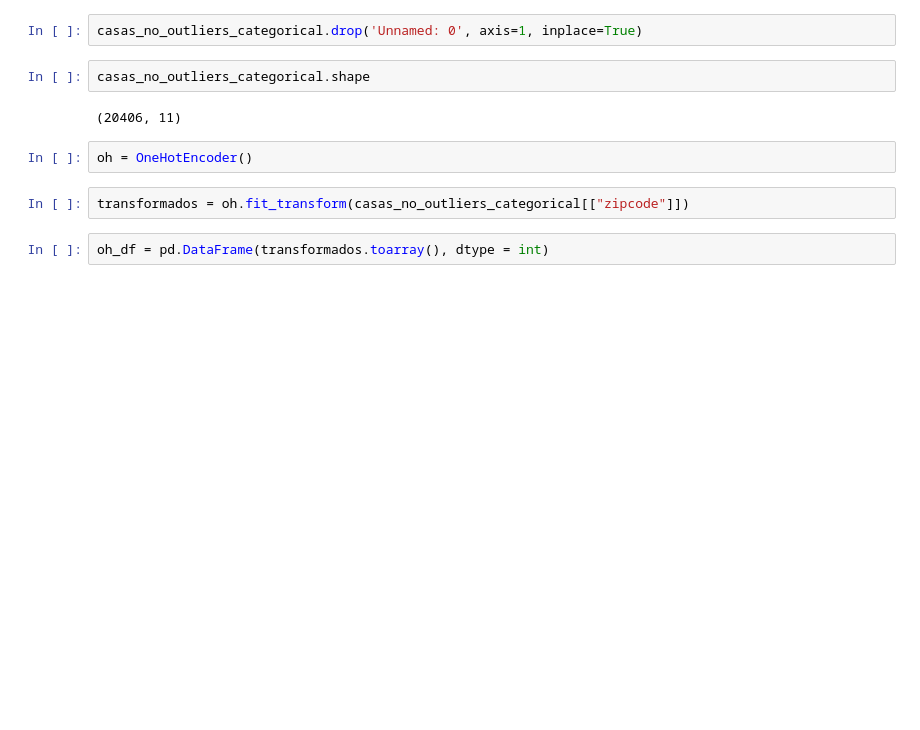
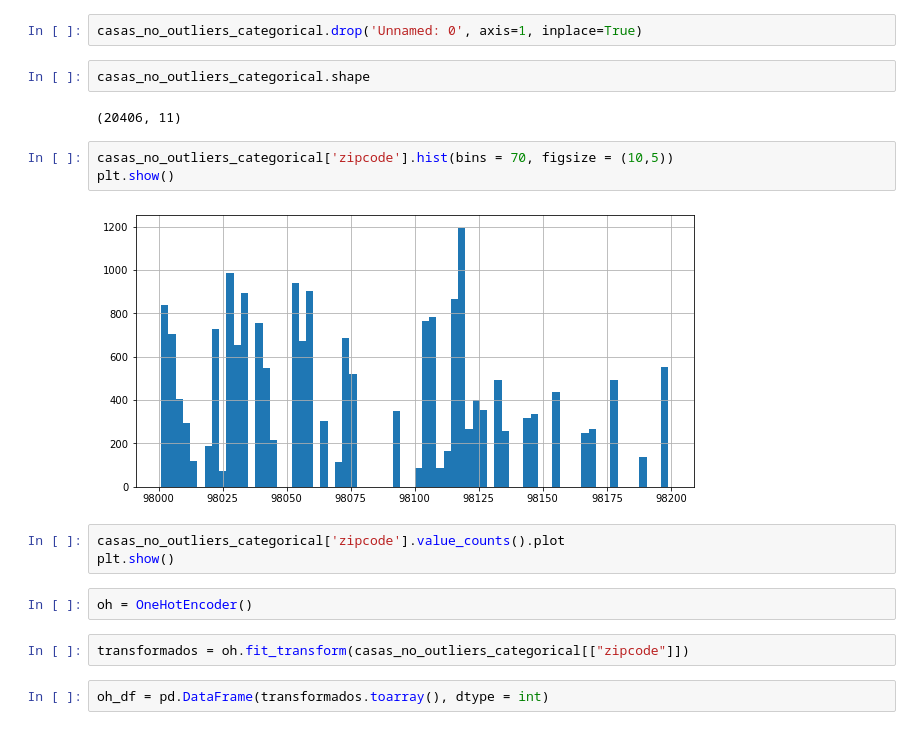
Before and after one commit to Origamologo/Washington-washing-and-prediction, a Jupyter notebook: casas_categorical.ipynb, the cells around one changed output. Drawn from its saved outputs; the diff is of its cells as text; blank space fills up the shorter version.

```diff
--- a/casas_categorical.ipynb
+++ b/casas_categorical.ipynb
@@ -26,6 +30,14 @@ casas_no_outliers_categorical.drop('Unnamed: 0', axis=1, inplace=True)
 casas_no_outliers_categorical.shape
 # %% [output]
 (20406, 11)
+# %%
+casas_no_outliers_categorical['zipcode'].hist(bins = 70, figsize = (10,5))
+plt.show()
+# %% [output]
+[figure, added]
+# %%
+casas_no_outliers_categorical['zipcode'].value_counts().plot
+plt.show()
 # %%
 oh = OneHotEncoder()
 # %%
```
Also changed, not shown: parts of 16 cells of this notebook, 3 other files.
